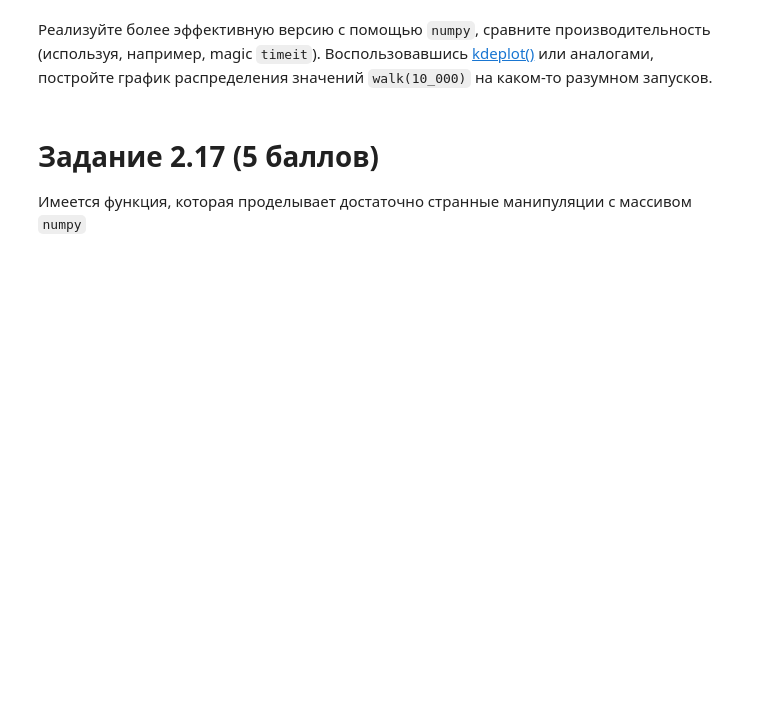
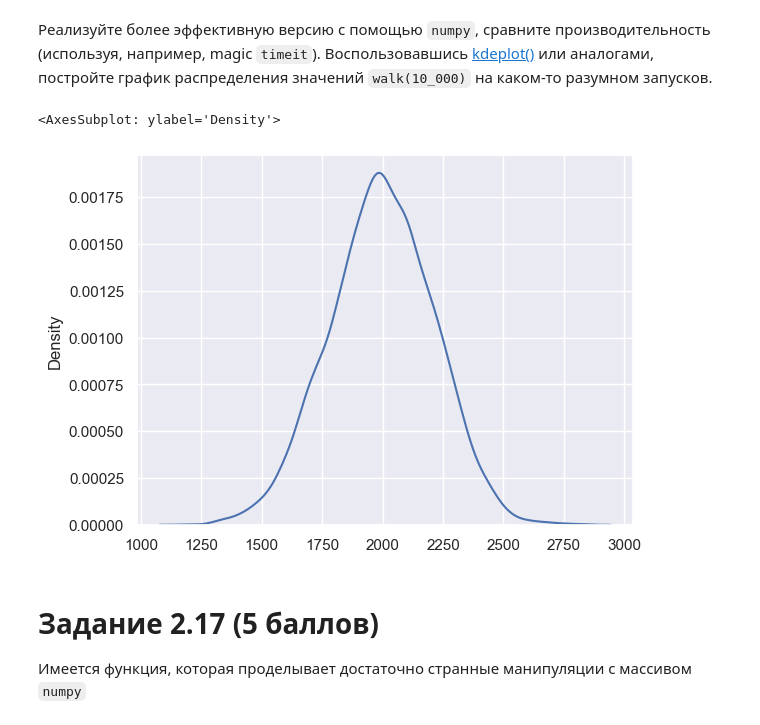
Before and after one commit to vladislav3112/numpy_practice, a Jupyter notebook: Task_2.ipynb, the cells around one changed output. Drawn from its saved outputs; the diff is of its cells as text; code cells hidden in the pictures; blank space fills up the shorter version.

```diff
--- a/Task_2.ipynb
+++ b/Task_2.ipynb
@@ -351,0 +363,5 @@ walk(10_000)
+# %%
+def numpy_walk(n: int):
+    return np.sum(np.random.choice([-3, -1, 0, 2, 3],n))
+
+numpy_walk(10_000)
@@ -352,5 +380,14 @@ walk(10_000)
 # %% [markdown]
 Реализуйте более эффективную версию с помощью `numpy`, сравните производительность (используя, например, magic `timeit`). Воспользовавшись [kdeplot()](https://seaborn.pydata.org/generated/seaborn.kdeplot.html) или аналогами, постройте график распределения значений `walk(10_000)` на каком-то разумном запусков.
+# %%
+import seaborn
+data = []
+for _ in range (5000):
+    data.append(numpy_walk(10_000))
+seaborn.kdeplot(data)
+# %% [output]
+<AxesSubplot: ylabel='Density'>
+[figure, added]
 # %% [markdown]
 # Задание 2.17 (5 баллов)
 
```
Also changed, not shown: parts of 33 cells of this notebook.
